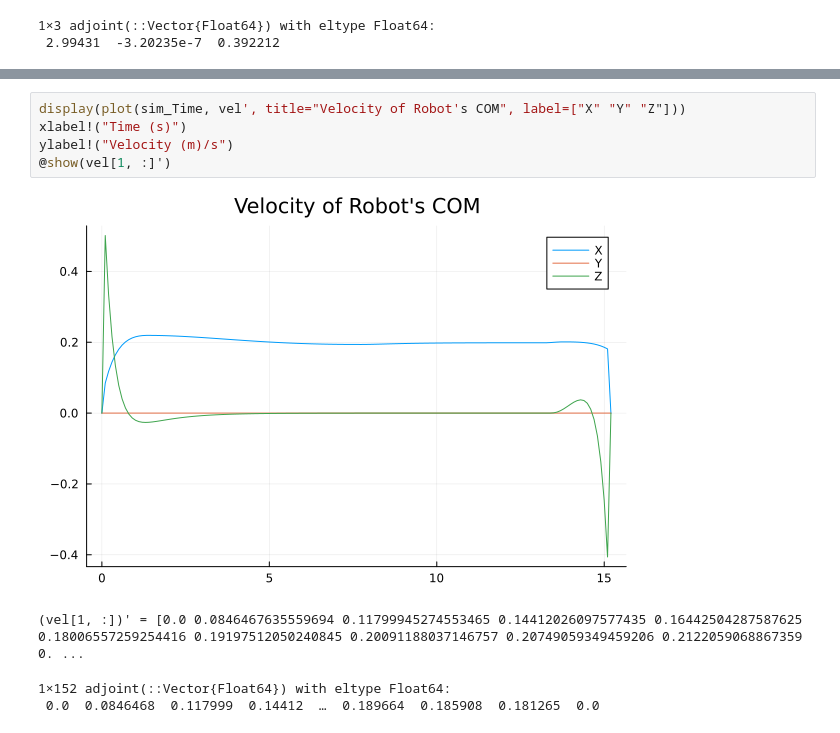
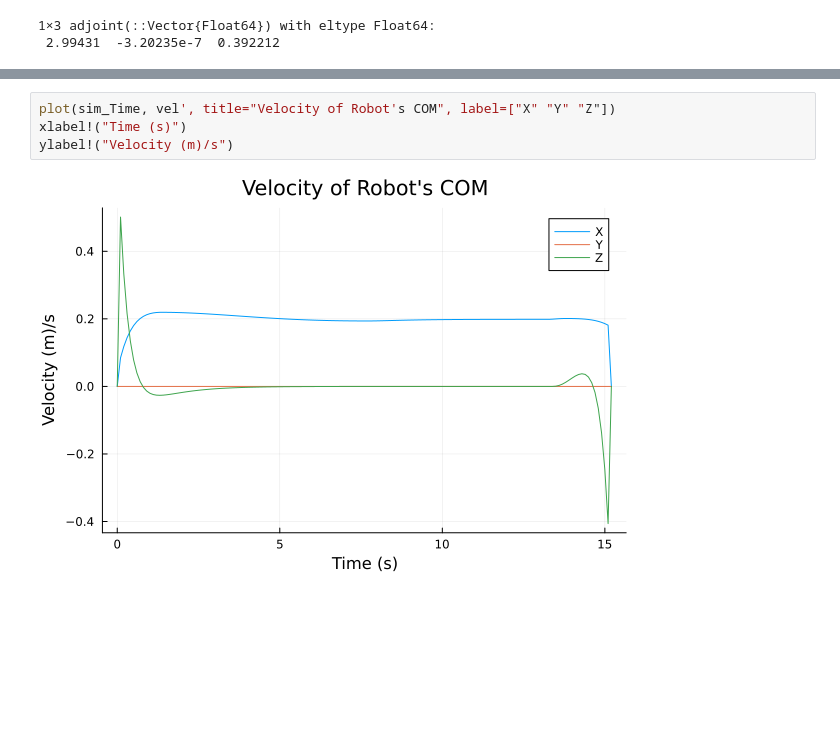
Before and after one commit to LunarHaddock/OCRL-Project, a Jupyter notebook: ocrl_Quadruped_MPC_Final.ipynb, the cells around one changed output, grey strips where cells are left out. Saved outputs shown, nothing was run; the diff lists cells and outputs as text; blank space fills up the shorter version.

```diff
--- a/ocrl_Quadruped_MPC_Final.ipynb
+++ b/ocrl_Quadruped_MPC_Final.ipynb
@@ -577,11 +577,7 @@ ylabel!("Y Position (m)")
 # %%
-display(plot(sim_Time, vel', title="Velocity of Robot's COM", label=["X" "Y" "Z"]))
+plot(sim_Time, vel', title="Velocity of Robot's COM", label=["X" "Y" "Z"])
 xlabel!("Time (s)")
 ylabel!("Velocity (m)/s")
-@show(vel[1, :]')
 # %% [output]
-[figure, old version]
+[figure, new version]
-(vel[1, :])' = [0.0 0.0846467635559694 0.11799945274553465 0.14412026097577435 0.16442504287587625 0.18006557259254416 0.19197512050240845 0.20091188037146757 0.20749059349459206 0.2122059068867359 0. ...
-1×152 adjoint(::Vector{Float64}) with eltype Float64:
- 0.0  0.0846468  0.117999  0.14412  …  0.189664  0.185908  0.181265  0.0
 # %%
```
Also changed, not shown: parts of 8 cells of this notebook.
